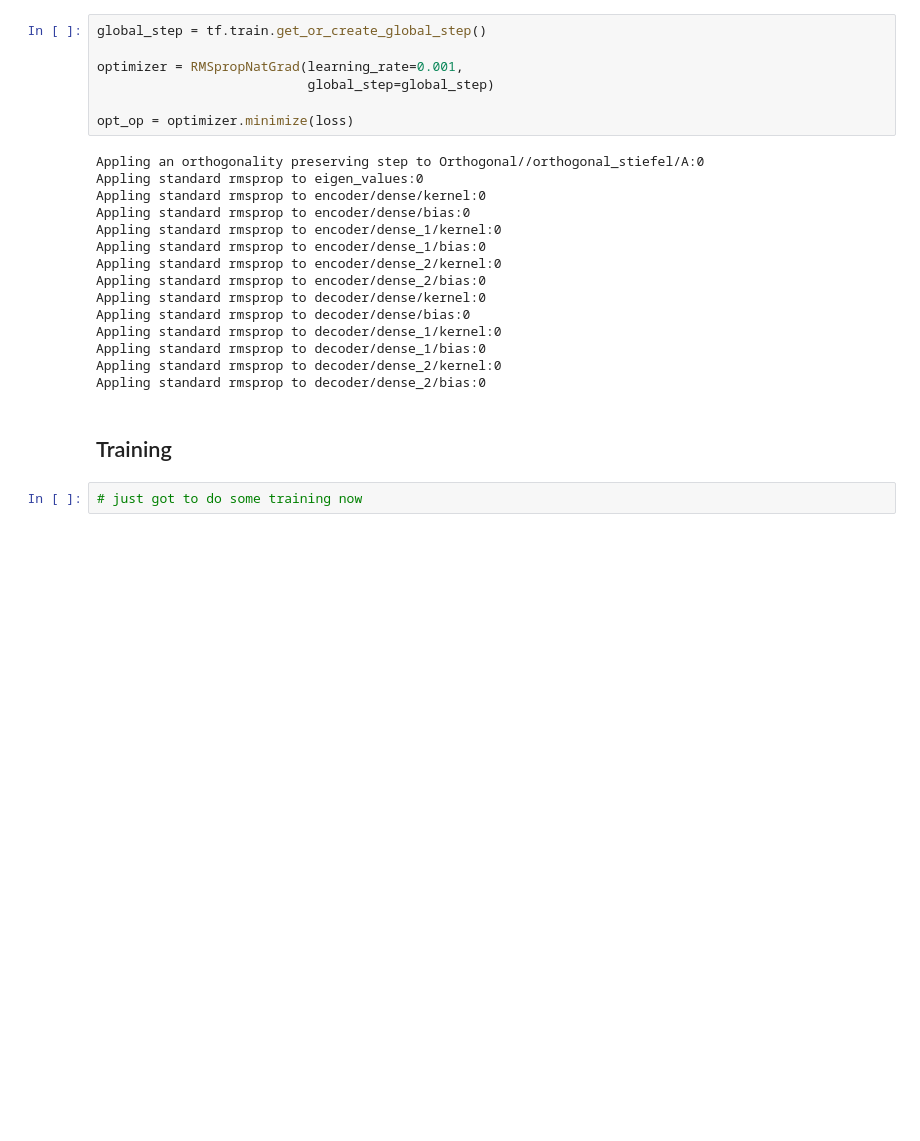
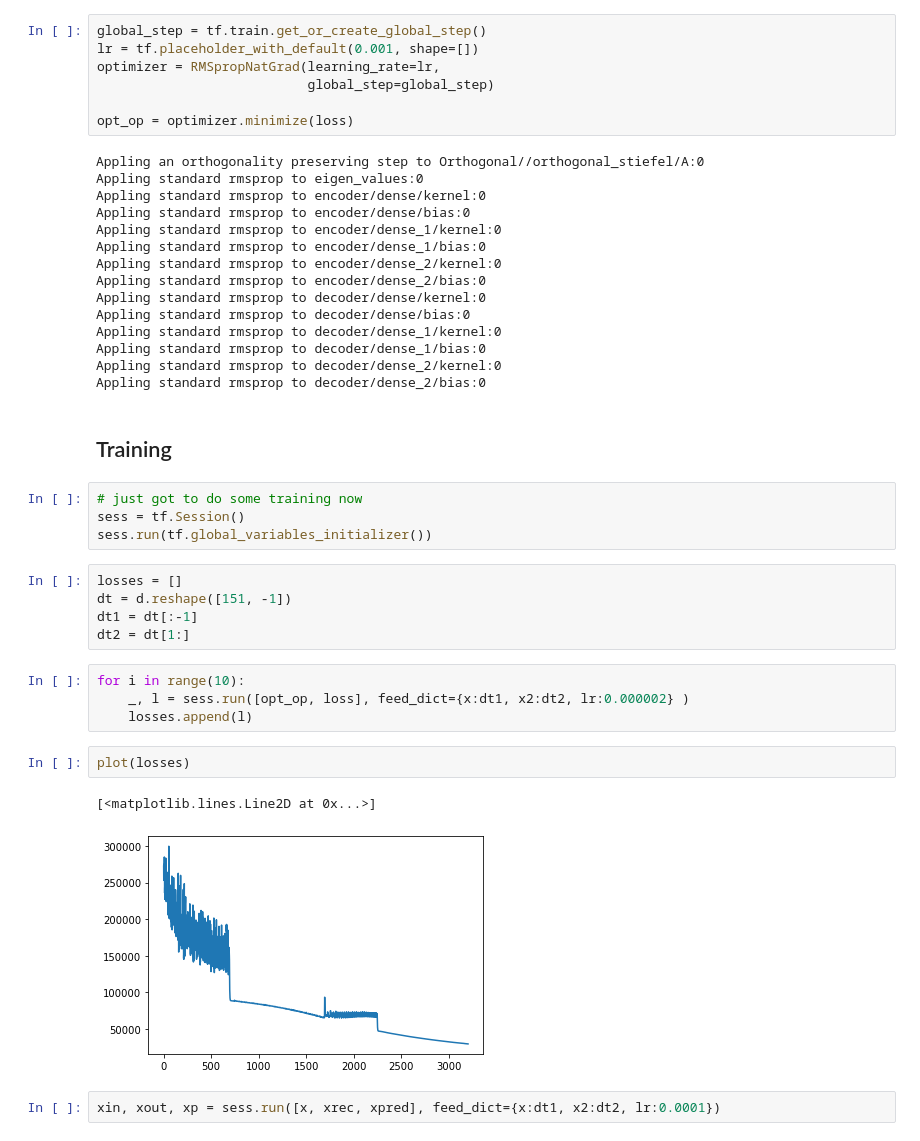
Before and after one commit to EiffL/FluidFlowPrediction, a Jupyter notebook: notebooks/FluidFlowPrototype.ipynb, the cells around one changed output. Saved outputs shown, nothing was run; the diff lists cells and outputs as text; blank space fills up the shorter version.

```diff
--- a/notebooks/FluidFlowPrototype.ipynb
+++ b/notebooks/FluidFlowPrototype.ipynb
@@ -48,8 +88,8 @@ xpred = dense_decoder(z2)
 loss = tf.reduce_mean( tf.nn.l2_loss(xrec - x) + tf.nn.l2_loss(xpred - x2))
 # %%
 global_step = tf.train.get_or_create_global_step()
-
-optimizer = RMSpropNatGrad(learning_rate=0.001,
+lr = tf.placeholder_with_default(0.001, shape=[])
+optimizer = RMSpropNatGrad(learning_rate=lr,
                            global_step=global_step)
 
 opt_op = optimizer.minimize(loss)
@@ -72,3 +112,21 @@ Appling standard rmsprop to decoder/dense_2/bias:0
 ## Training
 # %%
 # just got to do some training now
+sess = tf.Session()
+sess.run(tf.global_variables_initializer())
+# %%
+losses = []
+dt = d.reshape([151, -1])
+dt1 = dt[:-1]
+dt2 = dt[1:]
+# %%
+for i in range(10):
+    _, l = sess.run([opt_op, loss], feed_dict={x:dt1, x2:dt2, lr:0.000002} )
+    losses.append(l)
+# %%
+plot(losses)
+# %% [output]
+[<matplotlib.lines.Line2D at 0x...>]
+[figure, added]
+# %%
+xin, xout, xp = sess.run([x, xrec, xpred], feed_dict={x:dt1, x2:dt2, lr:0.0001})
```
Also changed, not shown: parts of 13 cells of this notebook.
